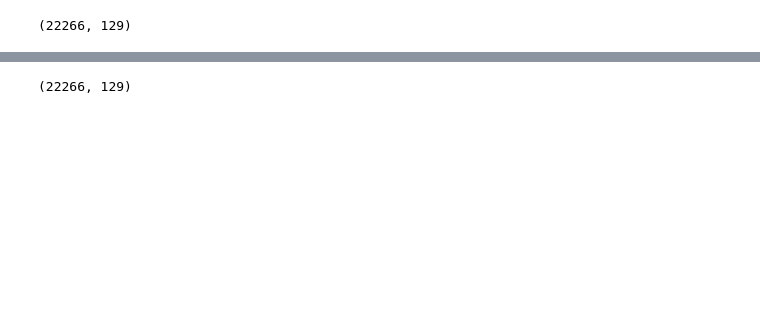
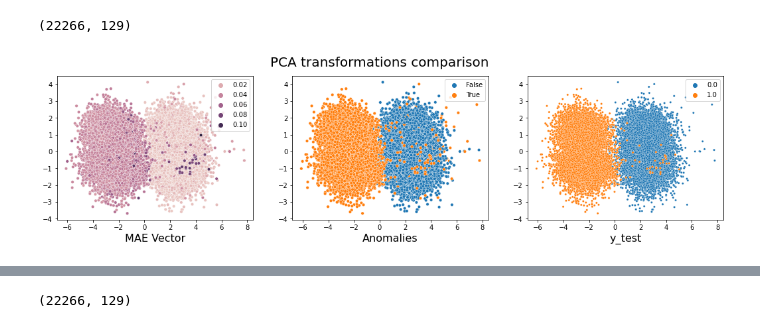
Before and after one commit to castorgit/Autoencoders, a Jupyter notebook: 06_VAE_Autoencoder_ANN.ipynb, the cells around one changed output, grey strips where cells are left out. Saved outputs shown, nothing was run; the diff lists cells and outputs as text; code cells hidden in the pictures; blank space fills up the shorter version.

```diff
--- a/06_VAE_Autoencoder_ANN.ipynb
+++ b/06_VAE_Autoencoder_ANN.ipynb
@@ -332,6 +334,19 @@ from sklearn.decomposition import PCA
 
 pca = PCA(n_components=2)
 X_transform = pca.fit_transform(X_encoded)
+# %%
+# comparison PCA transformations
+fig, (ax1,ax2,ax3) = plt.subplots(1,3, figsize=(18,4))
+fig.suptitle('PCA transformations comparison',size=20)
+sns.scatterplot(x=X_transform[:, 0], y=X_transform[:, 1], s=20, hue=mae_vector, ax=ax1)
+ax1.set_xlabel('MAE Vector', size=16)
+sns.scatterplot(x=X_transform[:, 0], y=X_transform[:, 1], s=20, hue=anomalies, ax=ax2)
+ax2.set_xlabel('Anomalies', size = 16)
+sns.scatterplot(x=X_transform[:, 0], y=X_transform[:, 1], s=10, hue=y_test, ax=ax3)
+ax3.set_xlabel('y_test', size = 16)
+plt.show()
+# %% [output]
+[figure, added]
 # %%
 plt.figure(figsize=(12, 10))
 sns.scatterplot(x=X_transform[:, 0], y=X_transform[:, 1], s=20, hue=mae_vector)
```
Also changed, not shown: parts of 12 cells of this notebook, 1 other file.
